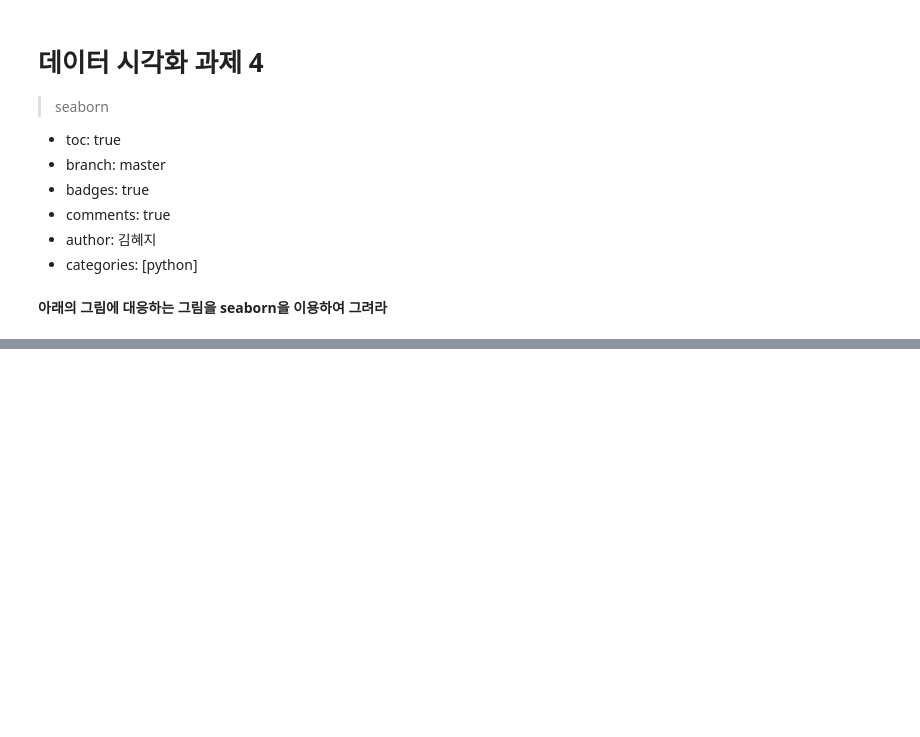
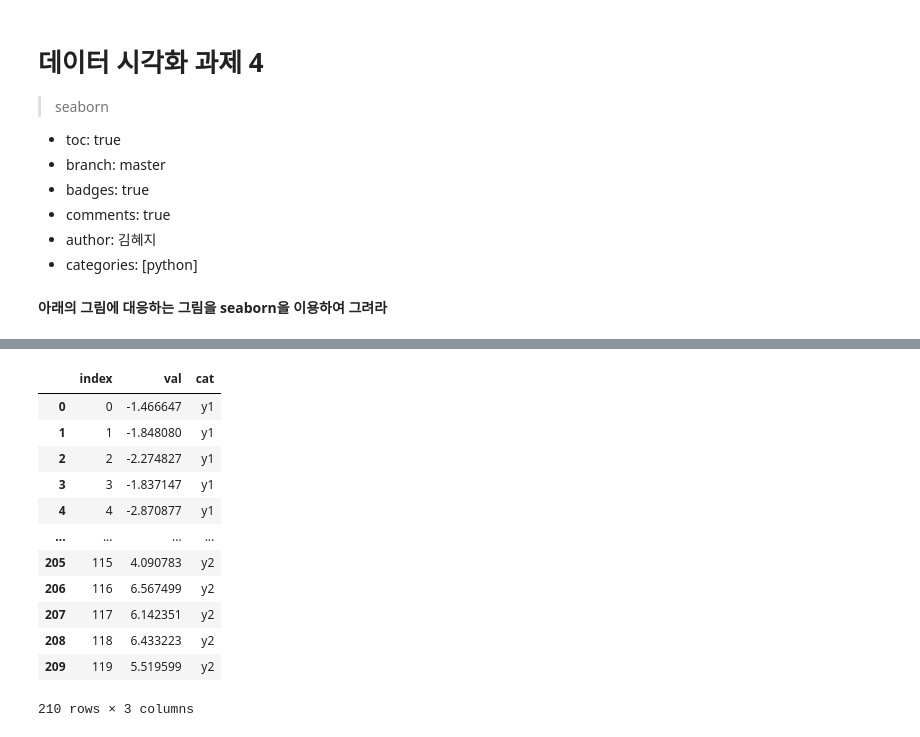
Before and after one commit to g-gg-ggg/Data-Visualization-2022-, a Jupyter notebook: _notebooks/2022-10-03-데이터 시각화 과제4.ipynb, the cells around one changed output, grey strips where cells are left out. Drawn from its saved outputs; the diff is of its cells as text; code cells hidden in the pictures; blank space fills up the shorter version.

```diff
--- a/_notebooks/2022-10-03-데이터 시각화 과제4.ipynb
+++ b/_notebooks/2022-10-03-데이터 시각화 과제4.ipynb
@@ -27,2 +29,16 @@ plt.plot(y2,'--o')
 # %%
-#np.concatenate([y1,y2]), ["y1"]+["y2"]
+df
+# %% [output]
+|  | index | val | cat |
+| 0 | 0 | -1.466647 | y1 |
+| 1 | 1 | -1.848080 | y1 |
+| 2 | 2 | -2.274827 | y1 |
+| 3 | 3 | -1.837147 | y1 |
+| 4 | 4 | -2.870877 | y1 |
+| ... | ... | ... | ... |
+| 205 | 115 | 4.090783 | y2 |
+| 206 | 116 | 6.567499 | y2 |
+| 207 | 117 | 6.142351 | y2 |
+| 208 | 118 | 6.433223 | y2 |
+| 209 | 119 | 5.519599 | y2 |
+210 rows × 3 columns
```
Also changed, not shown: parts of 4 cells of this notebook.
